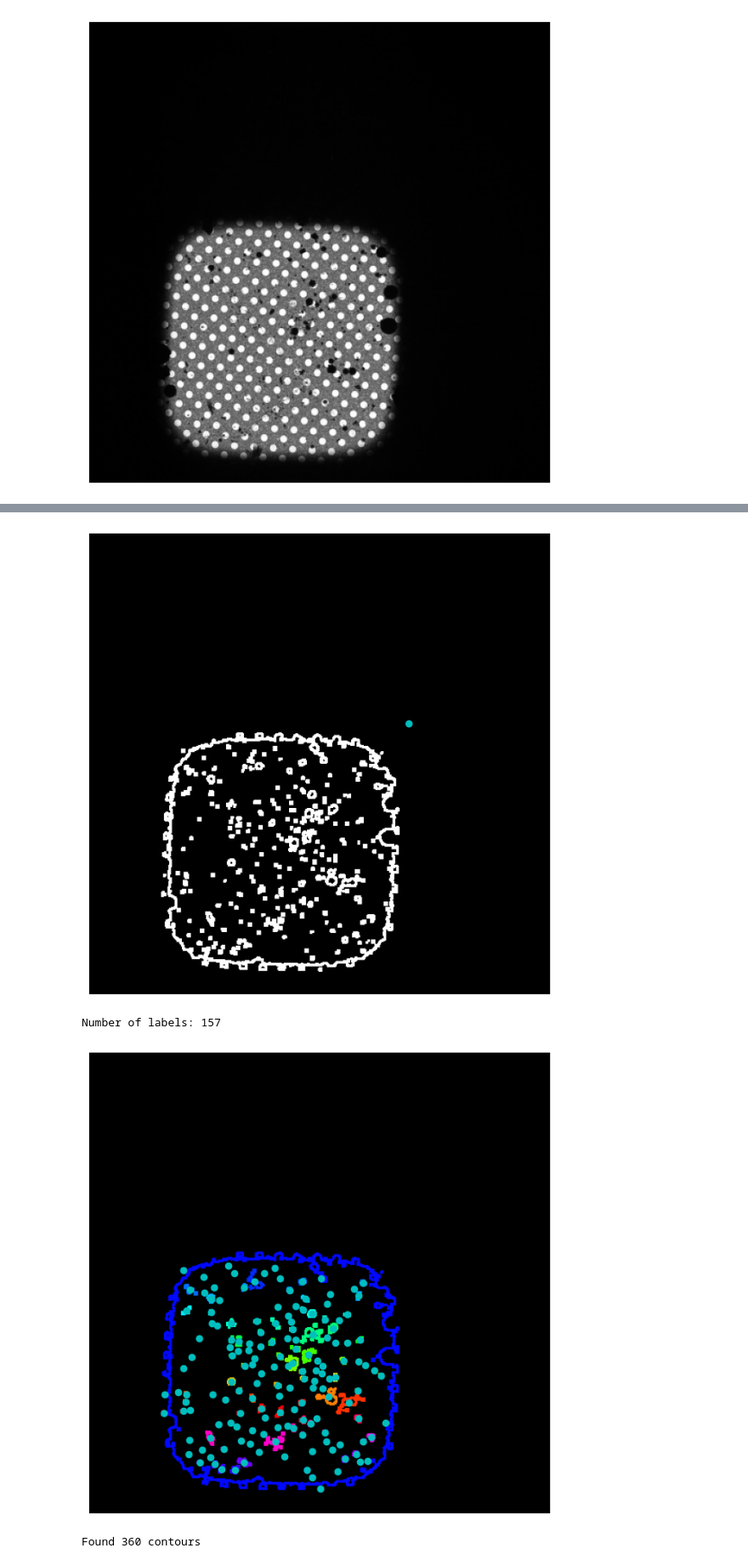
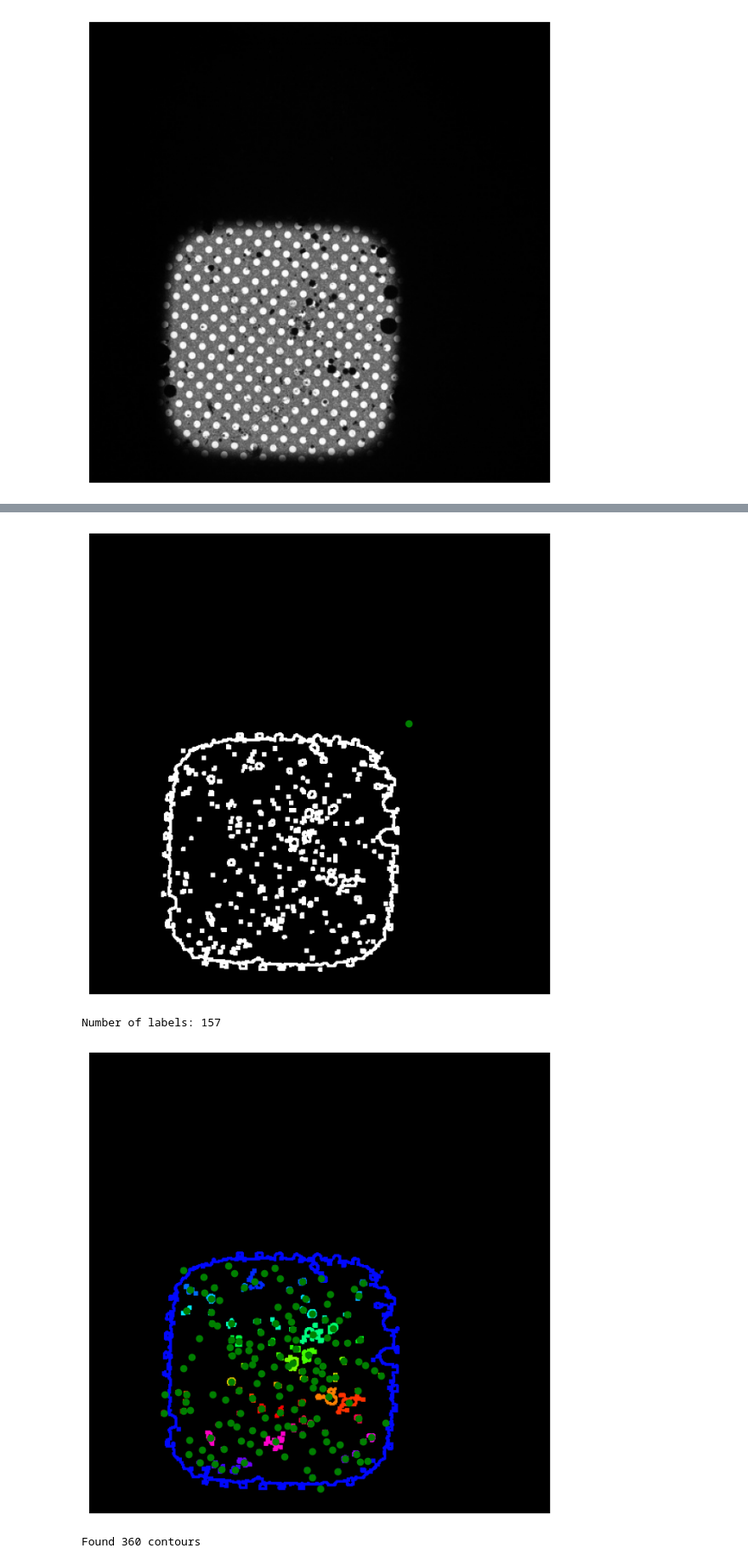
Before and after one commit to wyacurtis/gridhole, a Jupyter notebook: main.ipynb, the cells around one changed output, grey strips where cells are left out. Shown at 85% size. Saved outputs shown, nothing was run; the diff lists cells and outputs as text; code cells hidden in the pictures.

```diff
--- a/main.ipynb
+++ b/main.ipynb
@@ -10,12 +10,48 @@ def display_image(image, points=None):
     plt.figure(figsize=(8, 8))
     plt.imshow(image, cmap='gray')
 
+    colors = 'grbcmyk'
+
     if points is not None:
-        for point in points:
-            plt.plot(point[0], point[1], 'co')  # Plot points in red
+
+        if isinstance(points[0], list) or isinstance(points[0], np.ndarray):
+            for idx, point_set in enumerate(points):
+                color = colors[idx % len(colors)]
+                for point in point_set:
+                    plt.plot(point[0], point[1], color + 'o')  # Plot points in different colors
+        else:
+            for point in points:
+                plt.plot(point[0], point[1], 'ro')  # Plot points in red
 
     plt.axis('off')  # Hide axis
 
 display_image(img)
 # %% [output]
 [figure]
+# %%
+import cv2
+import mrcfile
+import numpy as np
+
+# Read the JPG image
+img = cv2.imread("GridSquare_20241015_171302.jpg", cv2.IMREAD_GRAYSCALE)
+
+# Normalize the image to appropriate range (optional)
+img = cv2.normalize(img, None, 0, 255, cv2.NORM_MINMAX)
+
+# Convert to float32 (MRC files typically use float32)
+img_float = img.astype(np.float32)
+
+# Write to MRC file
+with mrcfile.new('GridSquare_20241015_171302.mrc', overwrite=True) as mrc:
+    mrc.set_data(img_float)
+
+    # Optional: Set pixel size (in Angstroms per pixel)
+    mrc.voxel_size = (1.0, 1.0, 1.0)  # Adjust as needed
+
+    # Optional: Set origin
+    mrc.header.origin.x = 0.0
+    mrc.header.origin.y = 0.0
+    mrc.header.origin.z = 0.0
+
+print("JPG converted to MRC successfully!")
@@ -35,26 +73,26 @@ edges = cv2.Canny(thresh, 100, 200)
 
 edges = cv2.dilate(edges, None)
 
-display_image(edges, points=[centroid])
+display_image(edges, points=[[centroid]])
 # %% [output]
-[figure, old version]
+[figure, new version]
 # %%
 n_labels, edges_labeled, stats, centroids = cv2.connectedComponentsWithStats(edges)
 
 print(f"Number of labels: {n_labels}")
 
 label_hue = np.uint8(179*edges_labeled/np.max(edges_labeled))
 blank_ch = 255*np.ones_like(label_hue)
 labeled_img = cv2.merge([label_hue, blank_ch, blank_ch])
 
 labeled_img = cv2.cvtColor(labeled_img, cv2.COLOR_HSV2BGR)
 
 labeled_img[label_hue==0] = 0
 
-display_image(labeled_img, points=centroids)
+display_image(labeled_img, points=[centroids])
 # %% [output]
 Number of labels: 157
-[figure, old version]
+[figure, new version]
 # %%
 # Find contours to create regions for containment analysis
 contours, hierarchy = cv2.findContours(thresh, cv2.RETR_TREE, cv2.CHAIN_APPROX_NONE)
```
Also changed, not shown: parts of 16 cells of this notebook, 10 other files.
